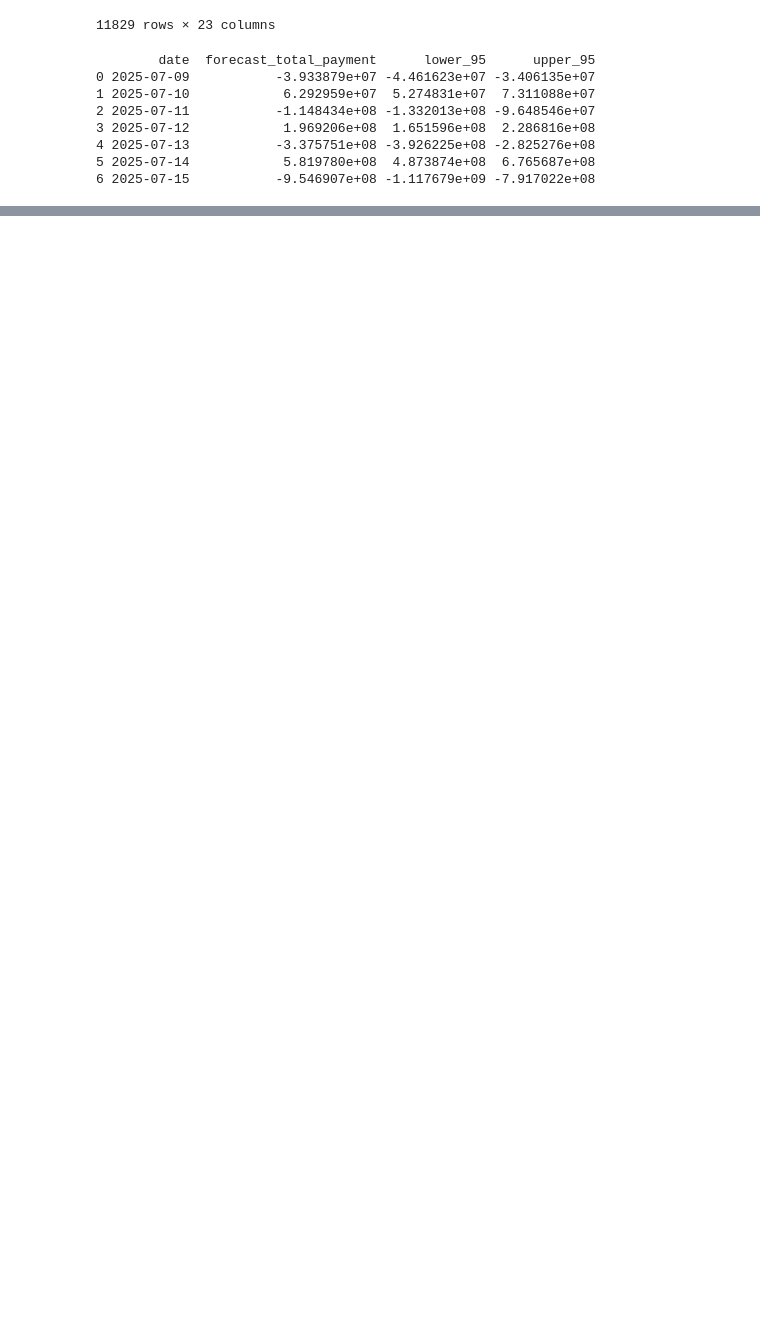
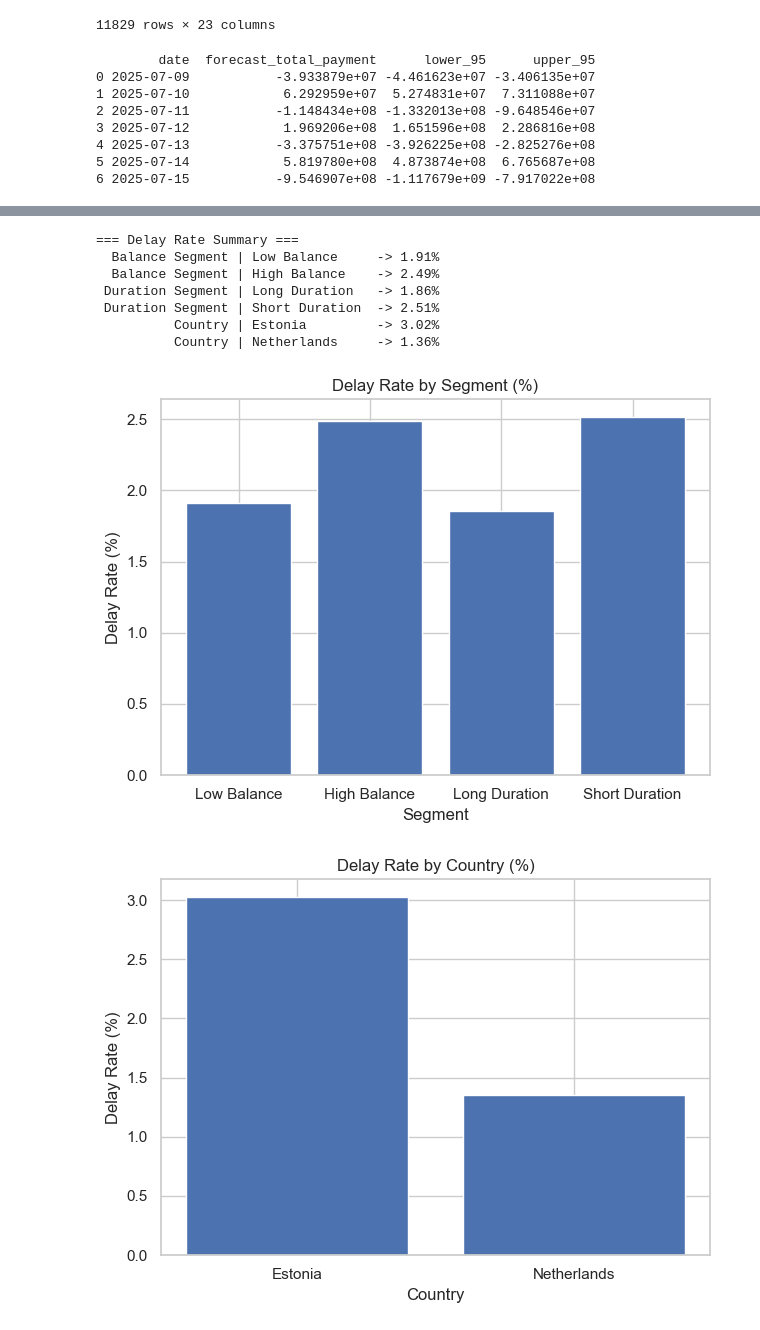
Before and after one commit to FarRza111/bandora-task, a Jupyter notebook: task_analyze.ipynb, the cells around one changed output, grey strips where cells are left out. Cells and saved outputs as stored; diff of their text form; code cells hidden in the pictures; blank space fills up the shorter version.

```diff
--- a/task_analyze.ipynb
+++ b/task_analyze.ipynb
@@ -509,0 +562,79 @@ print(forecast_df)
+# %%
+import pandas as pd
+import matplotlib.pyplot as plt
+
+# Load data
+# df = pd.read_csv("/mnt/data/Analyst_case_study.csv")
+df['report_date_local'] = pd.to_datetime(df['report_date_local'])
+df['loan_issued_at'] = pd.to_datetime(df['loan_issued_at'])
+
+# Define delay
+df['in_delay'] = df['days_past_due'].fillna(0) > 0
+
+# 1) High vs low balance
+high_balance_threshold = df['outstanding_balance'].median()
+df['high_balance'] = df['outstanding_balance'] > high_balance_threshold
+delay_by_balance = df.groupby('high_balance')['in_delay'].mean().reset_index()
+delay_by_balance['label'] = delay_by_balance['high_balance'].map({True: 'High Balance', False: 'Low Balance'})
+delay_by_balance = delay_by_balance[['label', 'in_delay']]
+
+# 2) Short vs long duration
+short_duration_threshold = df['loan_duration'].median()
+df['short_duration'] = df['loan_duration'] <= short_duration_threshold
+on_time_by_duration = df.groupby('short_duration')['in_delay'].mean().reset_index()
+on_time_by_duration['label'] = on_time_by_duration['short_duration'].map({True: 'Short Duration', False: 'Long Duration'})
+on_time_by_duration = on_time_by_duration[['label', 'in_delay']]
+
+# 3) Country delay rate
+country_delay_rate = df.groupby('country')['in_delay'].mean().reset_index()
+country_delay_rate = country_delay_rate.rename(columns={'country': 'label'})
+
+# Combine tidy summary
+summary = pd.concat([
+    delay_by_balance.assign(metric='Balance Segment'),
+    on_time_by_duration.assign(metric='Duration Segment'),
+    country_delay_rate.assign(metric='Country')
+], ignore_index=True)
+
+# Save to CSV so you can download
+# summary_path = "/mnt/data/delay_analysis_summary.csv"
+# summary.to_csv(summary_path, index=False)
+
+# Print a readable text summary
+print("=== Delay Rate Summary ===")
+for _, row in summary.iterrows():
+    print(f"{row['metric']:>17} | {row['label']:<15} -> {row['in_delay']*100:.2f}%")
+
+# ------------- Charts -------------
+# Chart 1: Balance & Duration segments
+fig1 = plt.figure()
+seg_plot = pd.concat([delay_by_balance, on_time_by_duration], ignore_index=True)
+plt.bar(seg_plot['label'], seg_plot['in_delay']*100)
+plt.title("Delay Rate by Segment (%)")
+plt.xlabel("Segment")
+plt.ylabel("Delay Rate (%)")
+plt.xticks(rotation=0)
+plt.tight_layout()
+plt.show()
+
+# Chart 2: Country delay rates
+fig2 = plt.figure()
+plt.bar(country_delay_rate['label'], country_delay_rate['in_delay']*100)
+plt.title("Delay Rate by Country (%)")
+plt.xlabel("Country")
+plt.ylabel("Delay Rate (%)")
+plt.xticks(rotation=0)
+plt.tight_layout()
+plt.show()
+
+# summary_path
+# %% [output]
+=== Delay Rate Summary ===
+  Balance Segment | Low Balance     -> 1.91%
+  Balance Segment | High Balance    -> 2.49%
+ Duration Segment | Long Duration   -> 1.86%
+ Duration Segment | Short Duration  -> 2.51%
+          Country | Estonia         -> 3.02%
+          Country | Netherlands     -> 1.36%
+[figure, added]
+[figure, added]
```
Also changed, not shown: parts of 2 cells of this notebook.
